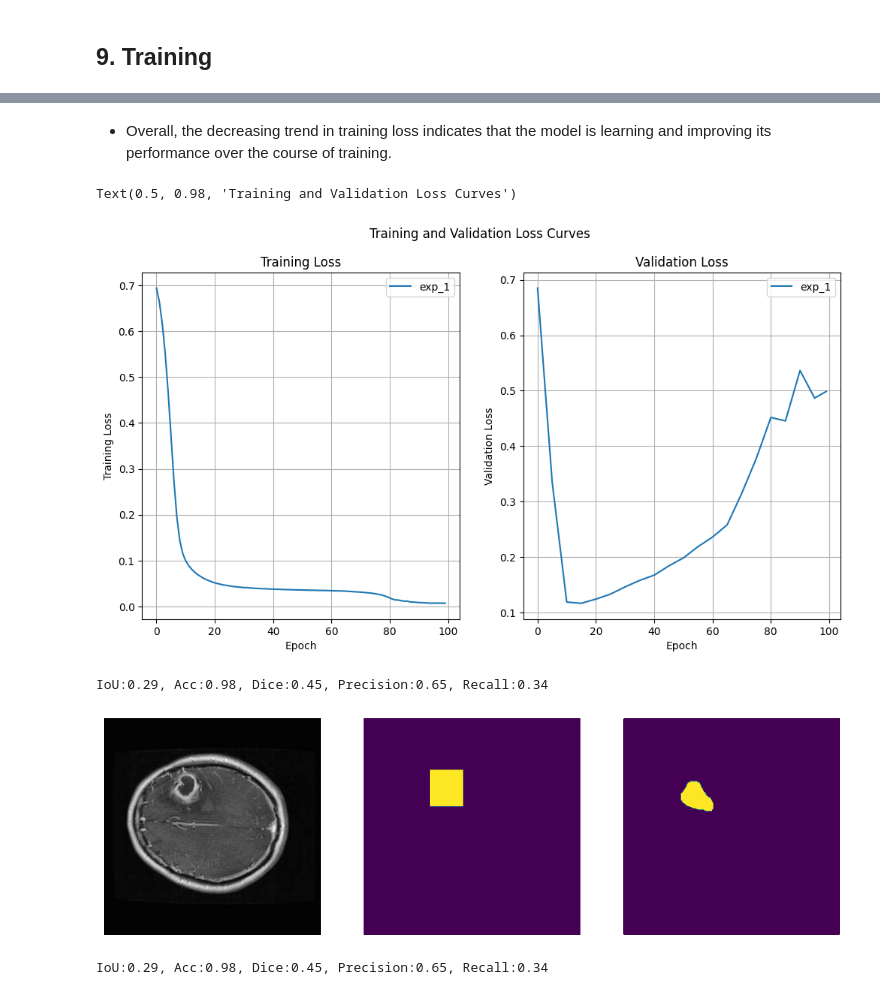
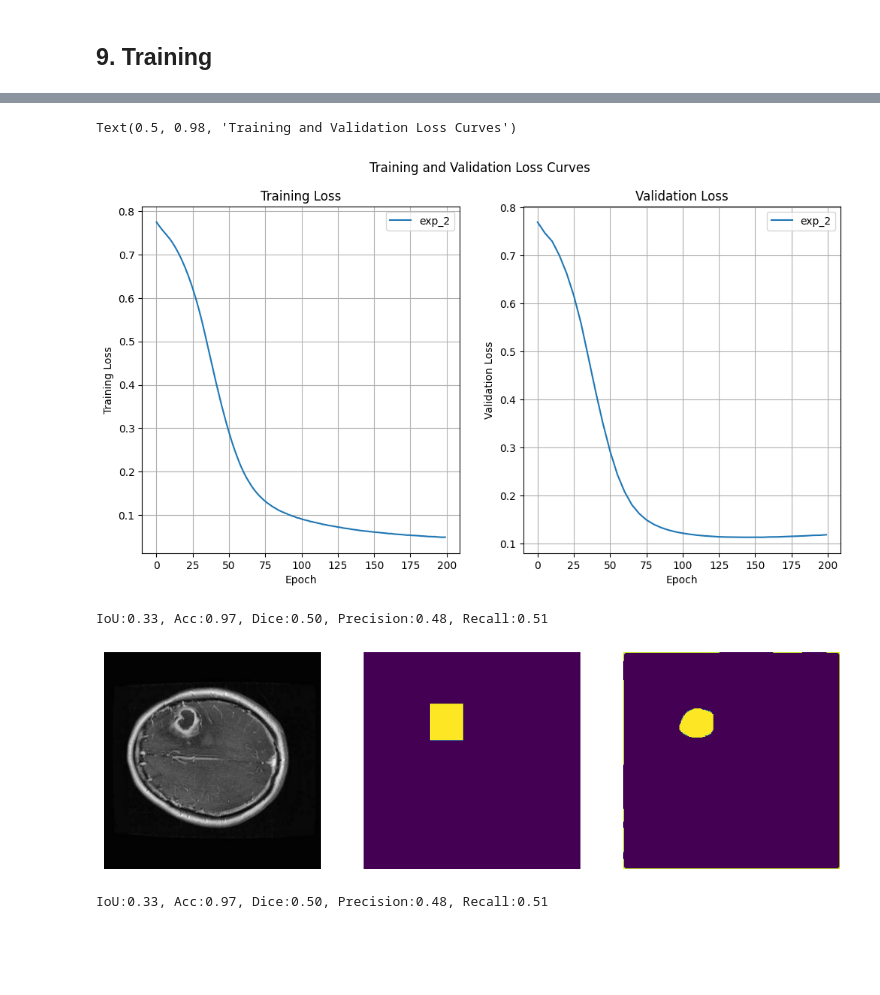
Before and after one commit to 87tana/SemanticSegmentation-in-Medical-Imaging, a Jupyter notebook: Tumor_Semantic_Segmentation.ipynb, the cells around one changed output, grey strips where cells are left out. Drawn from its saved outputs; the diff is of its cells as text; code cells hidden in the pictures; blank space fills up the shorter version.

```diff
--- a/Tumor_Semantic_Segmentation.ipynb
+++ b/Tumor_Semantic_Segmentation.ipynb
@@ -422,4 +350,4 @@ class DiceLoss(nn.Module):
 model = ResNetUNet()
 criterion = nn.BCEWithLogitsLoss()  # This loss combines a Sigmoid layer and the BCELoss in one single class.
 #criterion = nn.BCELoss()
-optimizer = optim.Adam(model.parameters(), lr=0.00001)
+optimizer = optim.Adam(model.parameters(), lr=0.000001)
@@ -435,7 +361,7 @@ During training, the CNN updates its weights to minimize the difference between
 # %%
 # Set the max number of epochs, and validation step.
 
-num_epochs = 100
+num_epochs = 200
 valid_step = 5
 ckpt_step = 5
 # Set the device to GPU if availabel
@@ -455,7 +399,7 @@ Output shape: torch.Size([1, 1, 320, 320])
 # Training loop
 
 resume_ckp = None
-exp_id ='exp_1'
+exp_id ='exp_2'
 out_dir = os.path.join('Model_Checkpoints',exp_id)
 os.makedirs(out_dir,exist_ok=True)
 
@@ -558,11 +495,9 @@ torch.cuda.empty_cache()
-# %% [markdown]
-- Overall, the decreasing trend in training loss indicates that the model is learning and improving its performance over the course of training.
 # %%
 """
 Plot train and validation curves
 """
 
-exp_ids = ['exp_1']
+exp_ids = ['exp_2']
 xlim_ = 5
 ylim_ = 0.1
 
@@ -573,34 +508,34 @@ for exp in exp_ids:
   in_path = os.path.join('Model_Checkpoints',exp_id,'loss_log.npy')
   loss_log = np.load(in_path, allow_pickle=True).item()
   train_loss = loss_log['train']
   valid_loss = loss_log['valid']
 
   axes[0].plot(np.vstack(train_loss)[:,0],np.vstack(train_loss)[:,1]) #vertically stack the array---- (train_loss) contains elements of [epoch, epoch_loss] --> 10 0utput because we have 10.
   axes[1].plot(np.vstack(valid_loss)[:,0],np.vstack(valid_loss)[:,1])
 
 
 
 
 #axes[0].set_xlim(0, xlim_)
 #axes[1].set_xlim(0, xlim_)
 #axes[0].set_ylim(0, ylim_)
 #axes[1].set_ylim(0, ylim_)
 
 axes[0].set_xlabel('Epoch')
 axes[0].set_ylabel('Training Loss')
 axes[0].set_title('Training Loss')
 axes[1].set_xlabel('Epoch')
 axes[1].set_ylabel('Validation Loss')
 axes[1].set_title('Validation Loss')
 axes[0].grid(True)
 axes[1].grid(True)
 axes[0].legend(exp_ids)
 axes[1].legend(exp_ids)
 
 fig.suptitle('Training and Validation Loss Curves')
 # %% [output]
 Text(0.5, 0.98, 'Training and Validation Loss Curves')
-[figure, old version]
+[figure, new version]
 # %%
 def accuracy(groundtruth_mask, pred_mask):
     intersect = np.sum(pred_mask*groundtruth_mask)
@@ -640,7 +575,7 @@ Visualize sample validation result.
 #model = ResNetUNet()
 
 # Load the trained model
-ckp_path = os.path.join('Model_Checkpoints','exp_1','ckp_50.pt')
+ckp_path = os.path.join('Model_Checkpoints','exp_2','ckp_125.pt')
 checkpoint = torch.load(ckp_path)
 model.load_state_dict(checkpoint['model_state_dict'])
 model.eval()
@@ -685,12 +620,12 @@ axes[2].imshow(pred)
 for i in range(3):
   axes[i].axis('off')
 # %% [output]
-IoU:0.29, Acc:0.98, Dice:0.45, Precision:0.65, Recall:0.34
+IoU:0.33, Acc:0.97, Dice:0.50, Precision:0.48, Recall:0.51
-[figure, old version]
+[figure, new version]
 # %%
 
 # Load the trained model
-ckp_path = os.path.join('Model_Checkpoints','exp_1','ckp_50.pt')
+ckp_path = os.path.join('Model_Checkpoints','exp_2','ckp_125.pt')
 checkpoint = torch.load(ckp_path)
 model.load_state_dict(checkpoint['model_state_dict'])
 model.eval()
@@ -712,9 +647,9 @@ pred = pred.squeeze(0)
 pred = pred.squeeze(0)
 pred = sigmoid(pred).cpu().numpy()
 
-thresh=0.2
-pred[pred>thresh]=1.0
-pred[pred<=thresh]=0.0
+thresh=0.2   #convert prediction from probability into a category
+pred[pred>thresh]= 1.0
+pred[pred<=thresh]= 0.0
 
 iou_val = iou(mask, pred)
 acc_val = accuracy(mask, pred)
@@ -724,4 +659,4 @@ rec_val = recall_score_(mask, pred)
 
 print('IoU:{:.2f}, Acc:{:.2f}, Dice:{:.2f}, Precision:{:.2f}, Recall:{:.2f}'.format(iou_val,acc_val,dice_val,prec_val,rec_val))
 # %% [output]
-IoU:0.29, Acc:0.98, Dice:0.45, Precision:0.65, Recall:0.34
+IoU:0.33, Acc:0.97, Dice:0.50, Precision:0.48, Recall:0.51
```
Also changed, not shown: parts of 15 cells of this notebook.
